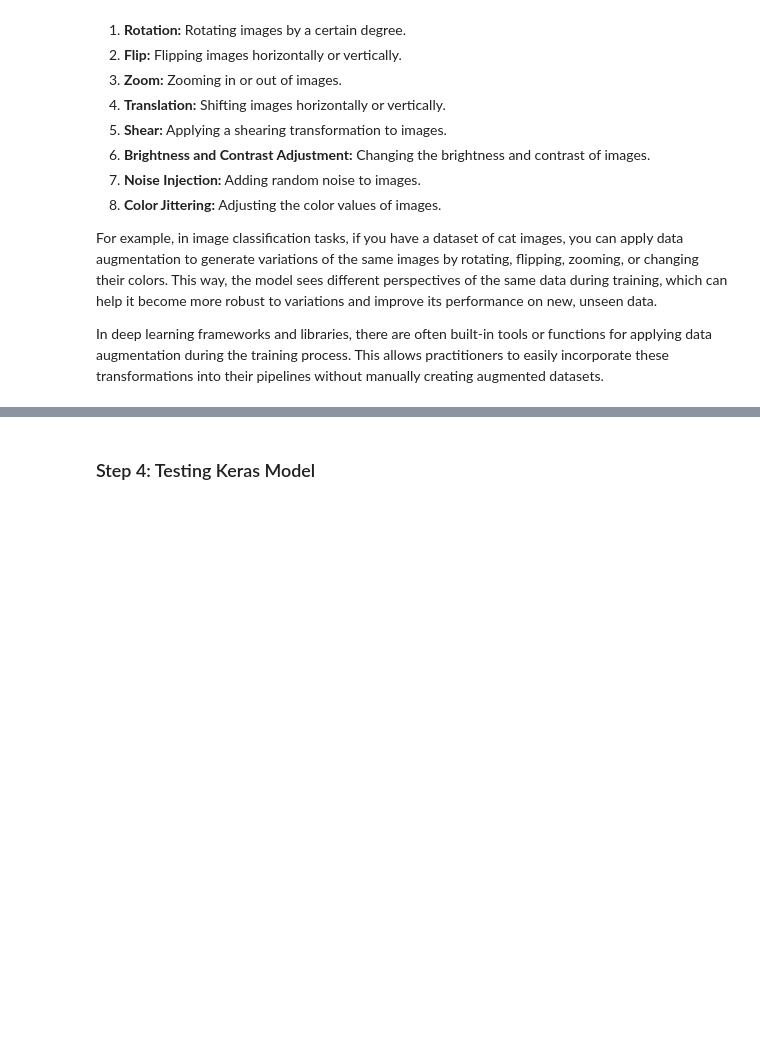
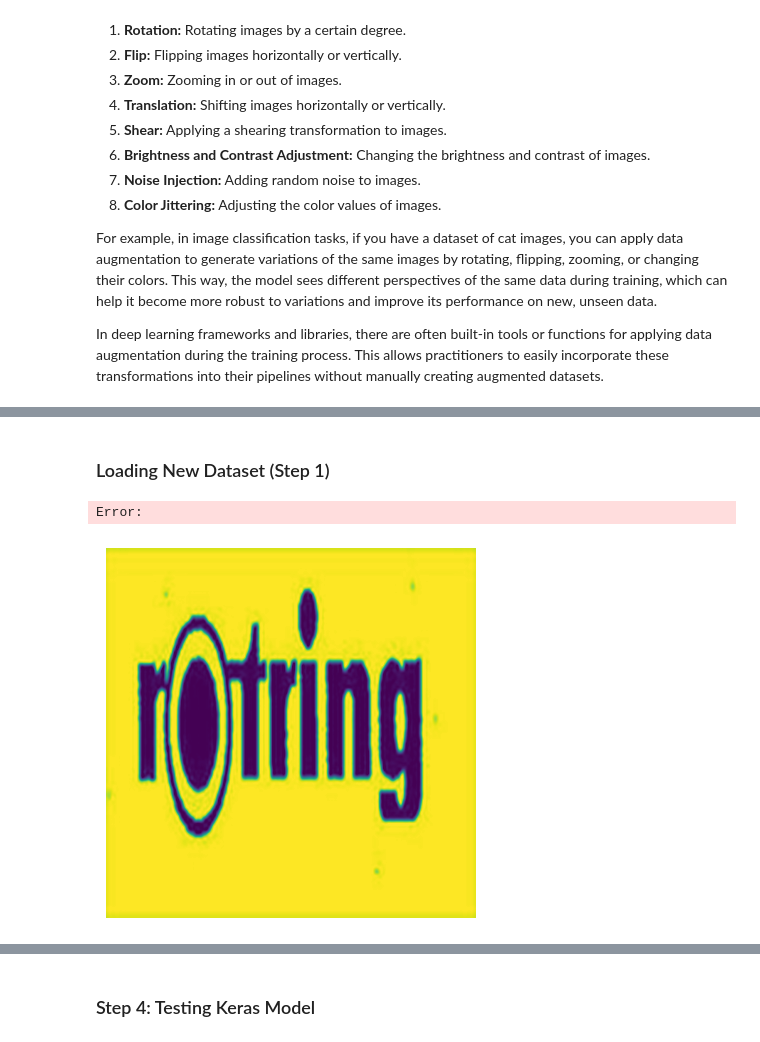
Before and after one commit to veronicalarssn/ML_Project, a Jupyter notebook: Start.ipynb, the cells around one changed output, grey strips where cells are left out. Cells and saved outputs as stored; diff of their text form; code cells hidden in the pictures; blank space fills up the shorter version.

Commit message:
adding for new dataset

```diff
--- a/Start.ipynb
+++ b/Start.ipynb
@@ -260,3 +228,5 @@ Merged DataFrame with encoded labels:
 """Saving scaled (0-1) training data (22m 22.5s with 270x270 data) (1m 56.7s with 100x100)"""
 #training_df.to_csv(specified_directory + 'model_data.csv', index = False) --> name for 270, 270 pixels data (51529 features)
 #training_df.to_csv(specified_directory + 'model_data_100x100.csv', index = False) #--> name for 100,100 pixels data
+# %% [markdown]
+### Loading New Dataset (Step 1)
@@ -262,0 +249,46 @@ Merged DataFrame with encoded labels:
+# %%
+"""Getting df with all filenames and images (missing labels at this stage)"""
+# (150,150) grayscale --> 2m 28.9s
+# (150,150) rgb, with pixels as cols -->
+
+def load_images_from_folder(folder_path, image_size=(150, 150)):
+    images = []
+
+    # Recursively traverse through the folder structure
+    for root, dirs, files in os.walk(folder_path):
+        for filename in files:
+            # Get the full path of the file
+            file_path = os.path.join(root, filename)
+
+            # Check if the file is an image
+            if any(filename.endswith(extension) for extension in ['.jpg', '.jpeg', '.png', '.gif']):
+                # Load the image using PIL (Python Imaging Library)
+                try:
+                    with Image.open(file_path) as img:
+                        img = img.resize(image_size) #resizing image
+                        #img = img.convert('L') #Converting to gray scale
+                        img_array = np.array(img) / 255.0 # Convert the image to numpy array and normalize pixel values
+                        images.append({'Filename': filename, 'Image': img_array}) # Append the image array to the list
+                except Exception as e:
+                    print(f"Error loading image '{file_path}': {e}")
+
+    # Convert the list of dictionaries to a DataFrame
+    images_df = pd.DataFrame(images)
+    return images_df
+
+# Loading
+folder_path = '/Users/veronicalarsson/Downloads/datasetcopy/trainandtest/train'
+image_df = load_images_from_folder(folder_path)
+print('Image Dataframe: \n \n', image_df.head())
+# %% [output]
+Error:
+# %%
+# Selecting one picture from the DataFrame
+some_pic = image_df['Image'].iloc[0]
+
+# Display the image using matplotlib
+plt.imshow(some_pic, interpolation="lanczos")
+plt.axis("off")
+plt.show()
+# %% [output]
+[figure, added]
```
Also changed, not shown: parts of 14 cells of this notebook, 1 other file.
